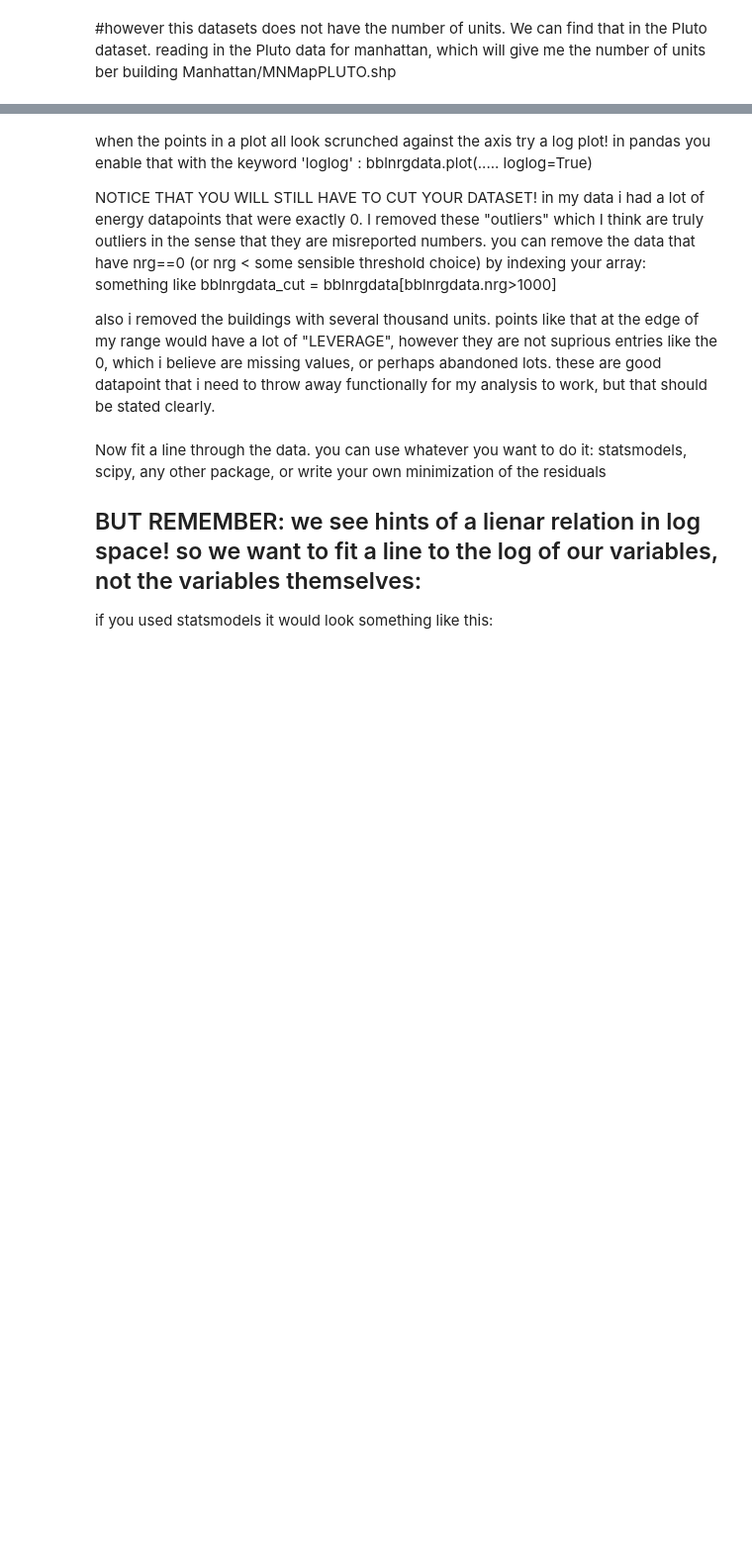
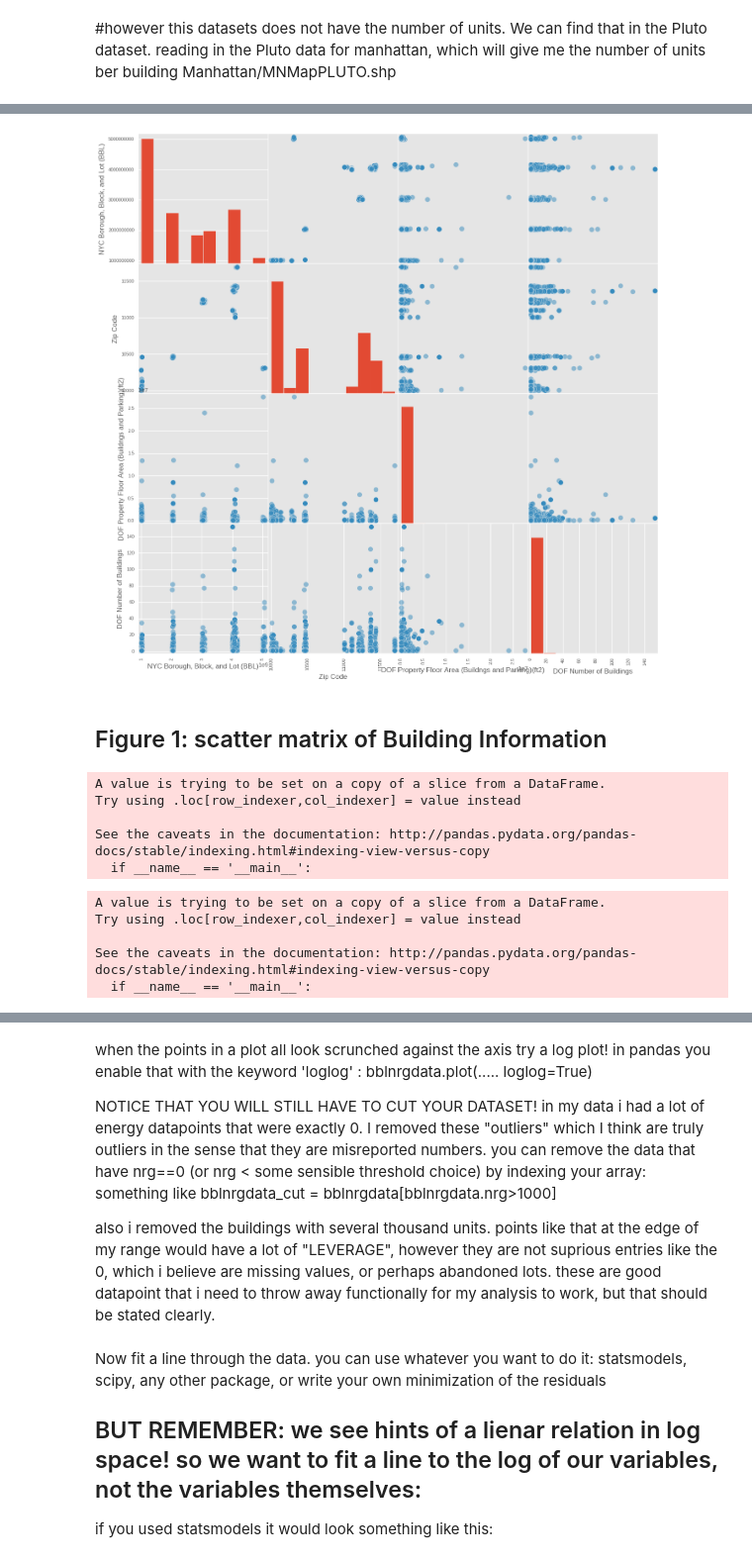
Before and after one commit to jz2575/PUI2016_jz2575, a Jupyter notebook: HW6_jz2575/HW6_jz2575.ipynb, the cells around one changed output, grey strips where cells are left out. Shown at 99% size. Drawn from its saved outputs; the diff is of its cells as text; code cells hidden in the pictures; blank space fills up the shorter version.

```diff
--- a/HW6_jz2575/HW6_jz2575.ipynb
+++ b/HW6_jz2575/HW6_jz2575.ipynb
@@ -5,11 +5,16 @@ https://github.com/fedhere/PUI2016_fb55/blob/master/HW6_fb55/building_nrg_instru
 from __future__ import print_function, division
 import geopandas as gp
 import pandas as pd
+import matplotlib
 import os
 import json
 import urllib2
+import sys
+import seaborn
 import pylab as pl
 import statsmodels.api as sm
+import statsmodels.formula.api as smf
+matplotlib.style.use('ggplot')
 
 #s = json.load( open(os.getenv('PUI2016') +'/fbb_matplotlibrc.json') )
 #pl.rcParams.update(s)
@@ -61,5 +96,5 @@ data
 # %%
-nrg = gp.GeoDataFrame.from_csv("~/PUIdata/Energy_and_Water_Data_Disclosure_for_Local_Law_84__2013_.csv")
+nrg = gp.GeoDataFrame.from_csv(os.getenv("PUIDATA") + "/rows.csv")
 nrg.columns
 # %% [output]
 Index([u'NYC Borough, Block, and Lot (BBL)', u'Co-reported BBL Status',
@@ -126,0 +176,8 @@ Index([    u'APPBBL',    u'APPDate',    u'Address', u'AllZoning1',
+# %%
+from pandas.tools.plotting import scatter_matrix
+scatter_matrix(nrg, s=300, figsize=(16, 16))
+pl.show()
+# %% [output]
+[figure, added]
+# %% [markdown]
+## Figure 1: scatter matrix of Building Information
@@ -126,0 +192,16 @@ Index([    u'APPBBL',    u'APPDate',    u'Address', u'AllZoning1',
+# %%
+nrg1['ECA'] = pd.to_numeric(nrg1['ECA'], errors='coerce')
+# %% [output]
+A value is trying to be set on a copy of a slice from a DataFrame.
+Try using .loc[row_indexer,col_indexer] = value instead
+
+See the caveats in the documentation: http://pandas.pydata.org/pandas-docs/stable/indexing.html#indexing-view-versus-copy
+  if __name__ == '__main__':
+# %%
+nrg1['BA'] = pd.to_numeric(nrg1['BA'], errors='coerce')
+# %% [output]
+A value is trying to be set on a copy of a slice from a DataFrame.
+Try using .loc[row_indexer,col_indexer] = value instead
+
+See the caveats in the documentation: http://pandas.pydata.org/pandas-docs/stable/indexing.html#indexing-view-versus-copy
+  if __name__ == '__main__':
```
Also changed, not shown: parts of 81 cells of this notebook.
